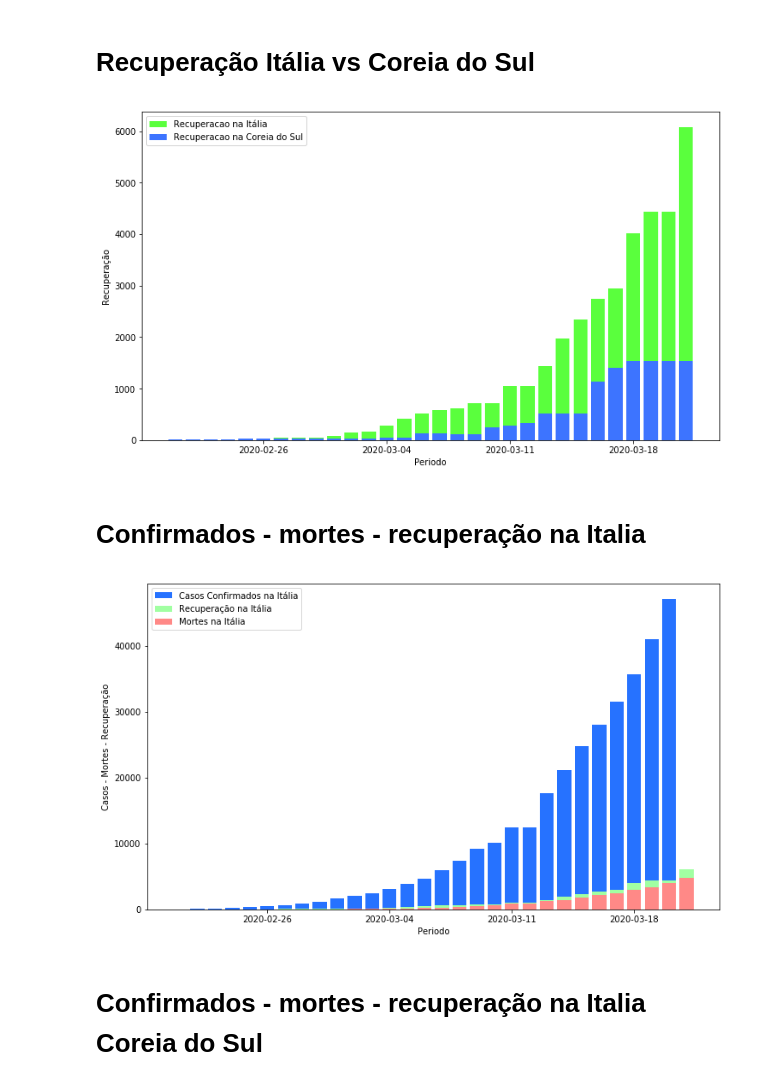
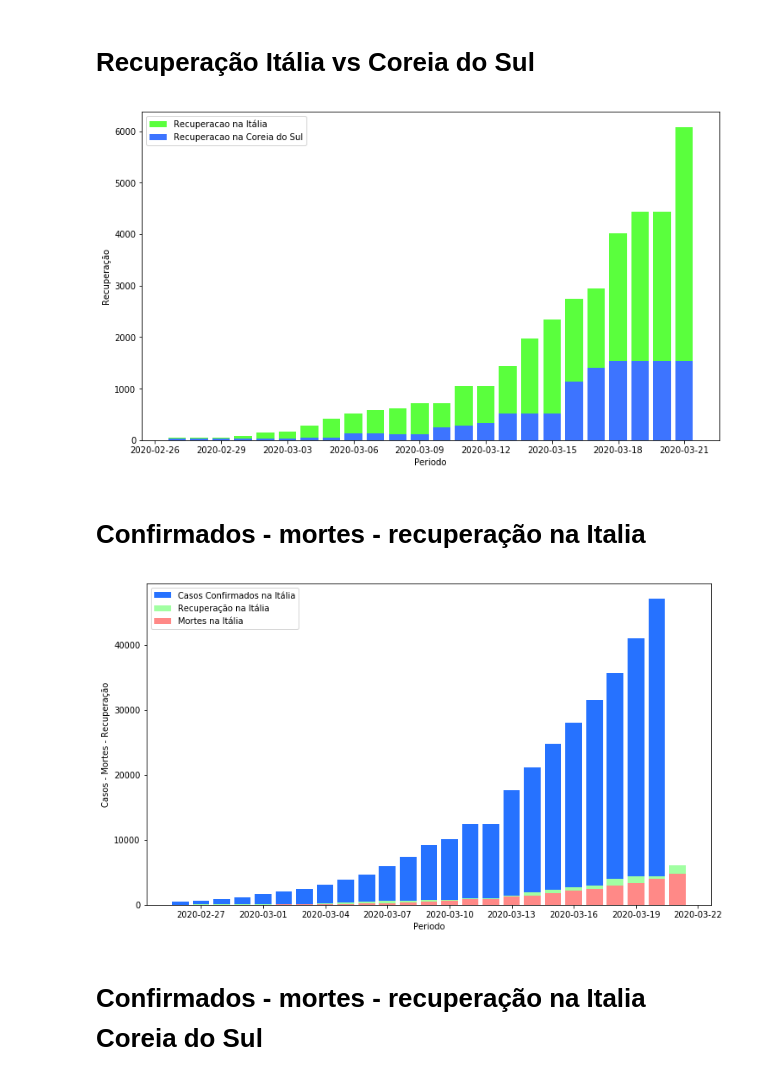
Before and after one commit to gabrielogregorio/jupyter-notebook, a Jupyter notebook: Estudo Corona Virus/Estudo do Coronavirus.ipynb, the cells around one changed output. Saved outputs shown, nothing was run; the diff lists cells and outputs as text; code cells hidden in the pictures.

```diff
--- a/Estudo Corona Virus/Estudo do Coronavirus.ipynb
+++ b/Estudo Corona Virus/Estudo do Coronavirus.ipynb
@@ -9,15 +9,15 @@ import matplotlib.pyplot as plt
 ## Datasets: https://data.humdata.org/dataset/novel-coronavirus-2019-ncov-cases
 # %%
 # Casos confirmados
-arquivo_confirmados = r"\Users\Gabriel Gregorio\Desktop\time_series_2019-ncov-Confirmed.csv"
+arquivo_confirmados = r"\Users\Gabriel Gregorio\Desktop\Estudo Corona Virus\time_series_2019-ncov-Confirmed.csv"
 # Arquivo: https://data.humdata.org/hxlproxy/api/data-preview.csv?url=https%3A%2F%2Fraw.githubusercontent.com%2FCSSEGISandData%2FCOVID-19%2Fmaster%2Fcsse_covid_19_data%2Fcsse_covid_19_time_series%2Ftime_series_19-covid-Confirmed.csv&filename=time_series_2019-ncov-Confirmed.csv
 # %%
 # Mortes pelo Coronavirus
-arquivo_mortes = r"\Users\Gabriel Gregorio\Desktop\time_series_2019-ncov-Deaths.csv"
+arquivo_mortes = r"\Users\Gabriel Gregorio\Desktop\Estudo Corona Virus\time_series_2019-ncov-Deaths.csv"
 # Arquivo: https://data.humdata.org/hxlproxy/api/data-preview.csv?url=https%3A%2F%2Fraw.githubusercontent.com%2FCSSEGISandData%2FCOVID-19%2Fmaster%2Fcsse_covid_19_data%2Fcsse_covid_19_time_series%2Ftime_series_19-covid-Deaths.csv&filename=time_series_2019-ncov-Deaths.csv
 # %%
 # Recuperações
-arquivo_recuperados = r"\Users\Gabriel Gregorio\Desktop\time_series_2019-ncov-Recovered.csv"
+arquivo_recuperados = r"\Users\Gabriel Gregorio\Desktop\Estudo Corona Virus\time_series_2019-ncov-Recovered.csv"
 # Arquivo: https://data.humdata.org/hxlproxy/api/data-preview.csv?url=https%3A%2F%2Fraw.githubusercontent.com%2FCSSEGISandData%2FCOVID-19%2Fmaster%2Fcsse_covid_19_data%2Fcsse_covid_19_time_series%2Ftime_series_19-covid-Recovered.csv&filename=time_series_2019-ncov-Recovered.csv
 # %% [markdown]
 # Abertura dos arquivos
@@ -125,7 +125,7 @@ plotar_grafico(df_recuperados, 'grafico_recuperacoes', 'Periodo', 'Mais de 1200
 [figure]
 # %%
 # Dias para ignorar na análise
-dias_ignorar = 30
+dias_ignorar = 0
 # %%
 def dataFrameLista(dataframe, regiao, dias_ignorar):
     lista = list(dataframe.loc[ dataframe['Country/Region'] == regiao].values)
@@ -196,8 +206,9 @@ plt.rcParams['figure.figsize'] = (12,7)
 # %% [markdown]
 # Recuperação Itália vs Coreia do Sul
 # %%
-plt.bar(data_dias_recuperaco, recuperacaoItalia, color="#5aff3d", label = "Recuperacao na Itália")
-plt.bar(data_dias_recuperaco, recuperacaoCoreia, color="#3d74ff", label = "Recuperacao na Coreia do Sul")
+ignorar_inicio = 36
+plt.bar(data_dias_recuperaco[ignorar_inicio:], recuperacaoItalia[ignorar_inicio:], color="#5aff3d", label = "Recuperacao na Itália")
+plt.bar(data_dias_recuperaco[ignorar_inicio:], recuperacaoCoreia[ignorar_inicio:], color="#3d74ff", label = "Recuperacao na Coreia do Sul")
 plt.legend()
 
 plt.xlabel('Periodo')
@@ -207,23 +218,25 @@ plt.savefig('recuperacao_coreia_italia.png', dpi=300)
 
 plt.show()
 # %% [output]
-[figure, old version]
+[figure, new version]
 # %% [markdown]
 # Confirmados - mortes - recuperação na Italia
 # %%
-plt.bar(data_dias_confirmados, casosItalia,       color="#2672ff", label = "Casos Confirmados na Itália")
-plt.bar(data_dias_recuperaco,  recuperacaoItalia, color="#a1ffa2", label = "Recuperação na Itália")
-plt.bar(data_dias_mortes,      mortesItalia,      color="#ff8987", label = "Mortes na Itália")
+ignorar_inicio = 35
+
+plt.bar(data_dias_confirmados[ignorar_inicio:], casosItalia[ignorar_inicio:],       color="#2672ff", label = "Casos Confirmados na Itália")
+plt.bar(data_dias_recuperaco[ignorar_inicio:],  recuperacaoItalia[ignorar_inicio:], color="#a1ffa2", label = "Recuperação na Itália")
+plt.bar(data_dias_mortes[ignorar_inicio:],      mortesItalia[ignorar_inicio:],      color="#ff8987", label = "Mortes na Itália")
 plt.legend()
 
 plt.xlabel('Periodo')
 plt.ylabel('Casos - Mortes - Recuperação')
 
 plt.savefig('Casos-Mortes-Recuperação na Itália.png', dpi=300)
 
 plt.show()
 # %% [output]
-[figure, old version]
+[figure, new version]
 # %% [markdown]
 # Confirmados - mortes - recuperação na Italia Coreia do Sul
 # %%
```
Also changed, not shown: parts of 5 cells of this notebook, 4 other files.
